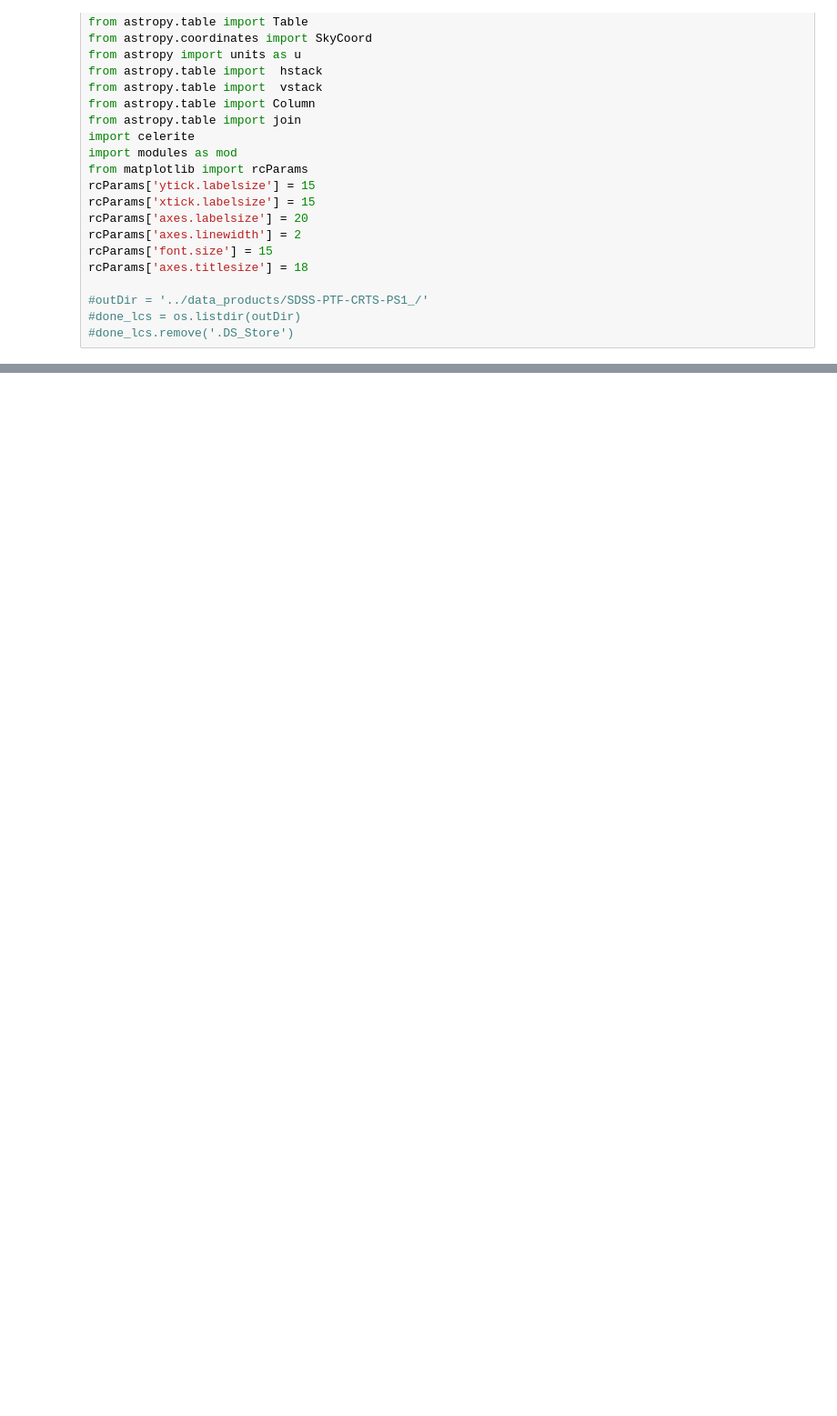
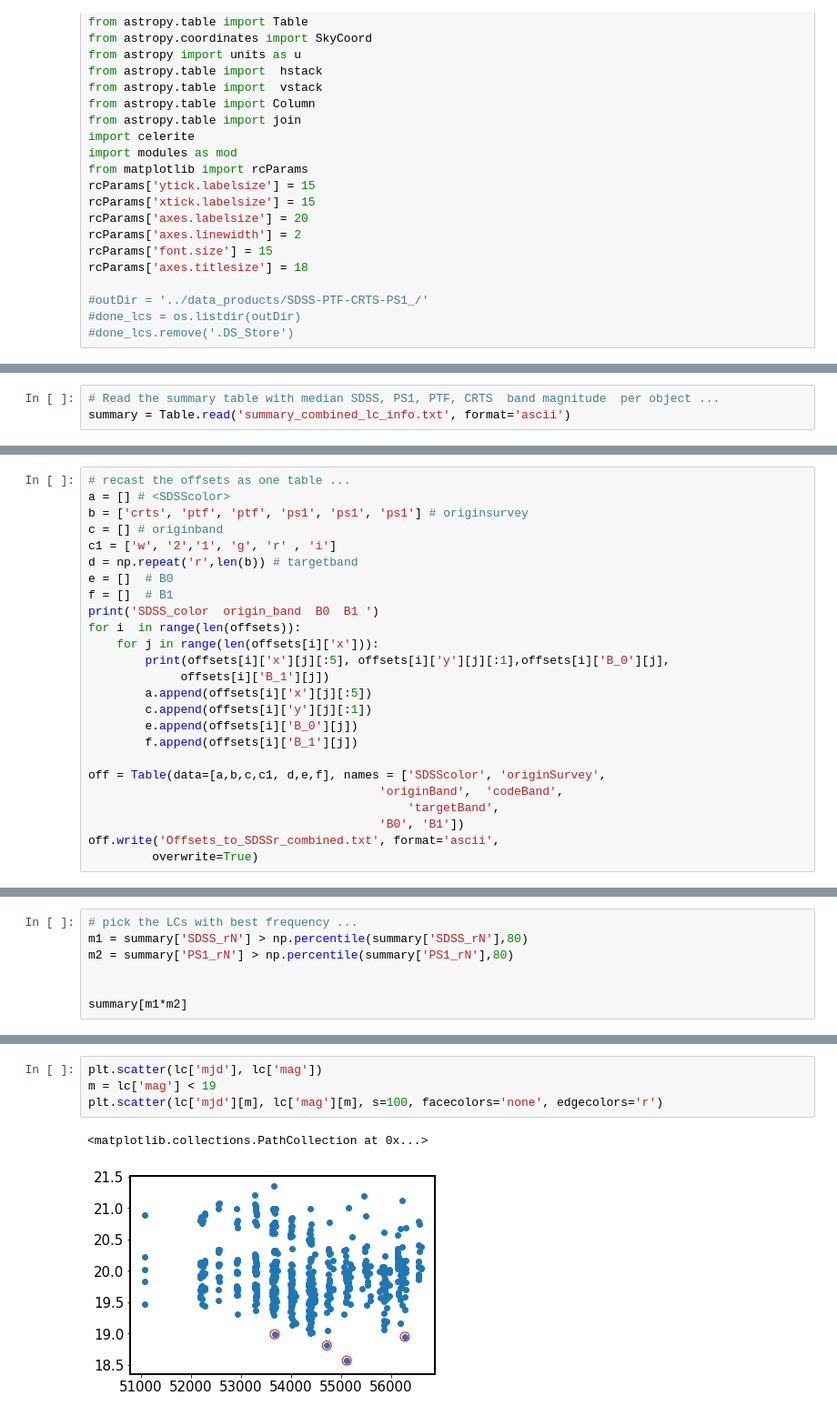
Before and after one commit to suberlak/PS1_SDSS_CRTS, a Jupyter notebook: code/AC_combined_LC.ipynb, the cells around one changed output, grey strips where cells are left out. Shown at 91% size. Drawn from its saved outputs; the diff is of its cells as text; blank space fills up the shorter version.

Commit message:
offsets and cokmbined lcs

```diff
--- a/code/AC_combined_LC.ipynb
+++ b/code/AC_combined_LC.ipynb
@@ -42,0 +36,3 @@ NameError: name 'Offsets_CRTSV' is not defined
+# %%
+# Read the summary table with median SDSS, PS1, PTF, CRTS  band magnitude  per object ...
+summary = Table.read('summary_combined_lc_info.txt', format='ascii')
@@ -42,0 +53,25 @@ NameError: name 'Offsets_CRTSV' is not defined
+# %%
+# recast the offsets as one table ...
+a = [] # <SDSScolor>
+b = ['crts', 'ptf', 'ptf', 'ps1', 'ps1', 'ps1'] # originsurvey
+c = [] # originband
+c1 = ['w', '2','1', 'g', 'r' , 'i']
+d = np.repeat('r',len(b)) # targetband
+e = []  # B0
+f = []  # B1
+print('SDSS_color  origin_band  B0  B1 ')
+for i  in range(len(offsets)):
+    for j in range(len(offsets[i]['x'])):
+        print(offsets[i]['x'][j][:5], offsets[i]['y'][j][:1],offsets[i]['B_0'][j],
+             offsets[i]['B_1'][j])
+        a.append(offsets[i]['x'][j][:5])
+        c.append(offsets[i]['y'][j][:1])
+        e.append(offsets[i]['B_0'][j])
+        f.append(offsets[i]['B_1'][j])
+
+off = Table(data=[a,b,c,c1, d,e,f], names = ['SDSScolor', 'originSurvey',
+                                         'originBand',  'codeBand',
+                                             'targetBand',
+                                         'B0', 'B1'])
+off.write('Offsets_to_SDSSr_combined.txt', format='ascii',
+         overwrite=True)
@@ -42,0 +99,7 @@ NameError: name 'Offsets_CRTSV' is not defined
+# %%
+# pick the LCs with best frequency ...
+m1 = summary['SDSS_rN'] > np.percentile(summary['SDSS_rN'],80)
+m2 = summary['PS1_rN'] > np.percentile(summary['PS1_rN'],80)
+
+
+summary[m1*m2]
@@ -42,0 +196,7 @@ NameError: name 'Offsets_CRTSV' is not defined
+# %%
+plt.scatter(lc['mjd'], lc['mag'])
+m = lc['mag'] < 19
+plt.scatter(lc['mjd'][m], lc['mag'][m], s=100, facecolors='none', edgecolors='r')
+# %% [output]
+<matplotlib.collections.PathCollection at 0x...>
+[figure, added]
```
Also changed, not shown: parts of 13 cells of this notebook, 4 other files.
